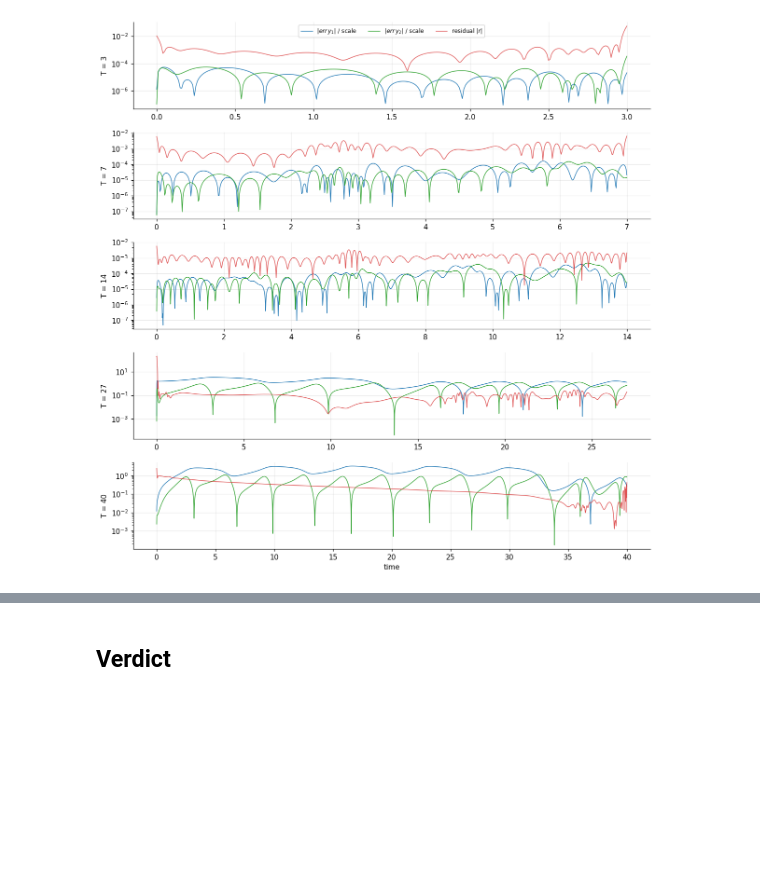
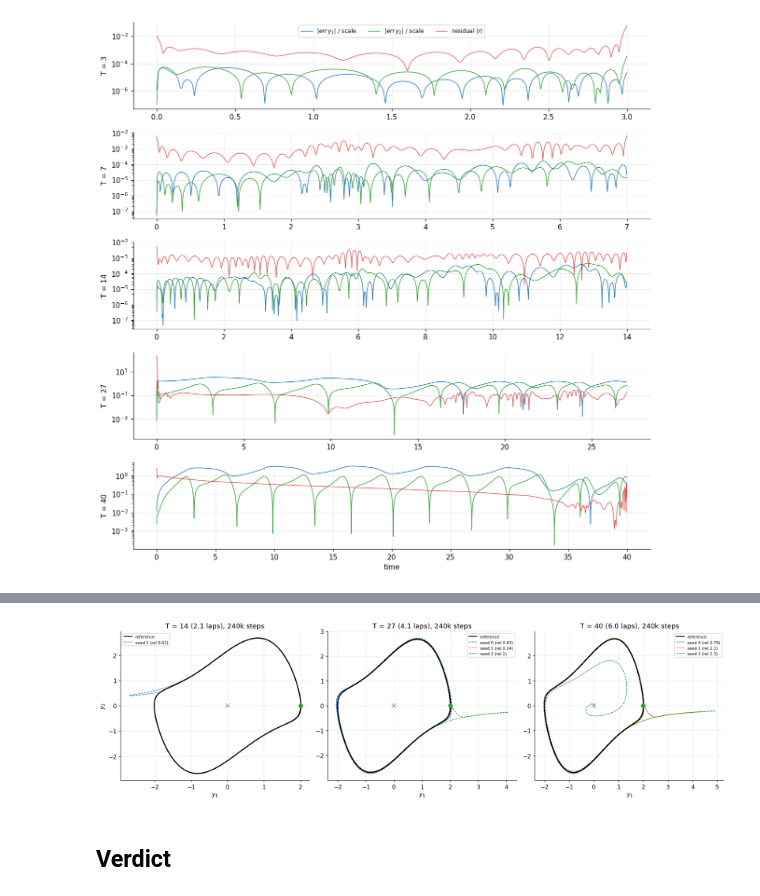
Before and after one commit to GeorgeWilliam1999/Van_Der_Pole, a Jupyter notebook: continuous_time_network/Causal_weighting/causal_weighting_sweep.ipynb, the cells around one changed output, grey strips where cells are left out. Saved outputs shown, nothing was run; the diff lists cells and outputs as text; code cells hidden in the pictures; blank space fills up the shorter version.

```diff
--- a/continuous_time_network/Causal_weighting/causal_weighting_sweep.ipynb
+++ b/continuous_time_network/Causal_weighting/causal_weighting_sweep.ipynb
@@ -286,3 +351,29 @@ plt.show()
+# %%
+ext_dirs = sorted((Path.cwd() / "results_extended_budget").glob("T*"))
+fig, axes = plt.subplots(1, len(ext_dirs), figsize=(5.2 * len(ext_dirs), 4.6))
+t_ref_full, y_ref_full = tr.load_reference()
+for ax, d in zip(axes, ext_dirs):
+    T = float(d.name[1:])
+    s = pd.read_csv(d / "sweep_summary.csv")
+    z = np.load(d / "predictions.npz")
+    mask = t_ref_full <= T + 1e-9
+    ax.plot(y_ref_full[mask][:, 0], y_ref_full[mask][:, 1], "k-", lw=1.6,
+            label="reference", zorder=5)
+    for _, r in s.iterrows():
+        yn = z[f"T{T:g}_seed{int(r.seed)}_y_net"]
+        ax.plot(yn[:, 0], yn[:, 1], "--", lw=1.0,
+                label=f"seed {int(r.seed)} (rel {r.rel_l2:.2g})")
+    ax.plot(2, 0, "o", color="C2", ms=7, zorder=6)
+    ax.plot(0, 0, "x", color="grey", ms=8, zorder=6)
+    ax.set_title(f"T = {T:g} ({T/LAP:.1f} laps), 240k steps")
+    ax.set_xlabel("$y_1$")
+    ax.legend(fontsize=7)
+axes[0].set_ylabel("$y_2$")
+fig.tight_layout()
+fig.savefig(FIGURES / "10_extended_phase.png", bbox_inches="tight")
+plt.show()
+# %% [output]
+[figure, added]
 # %% [markdown]
 ## Verdict
 # %%
```
Also changed, not shown: parts of 3 cells of this notebook, 2 other files.
